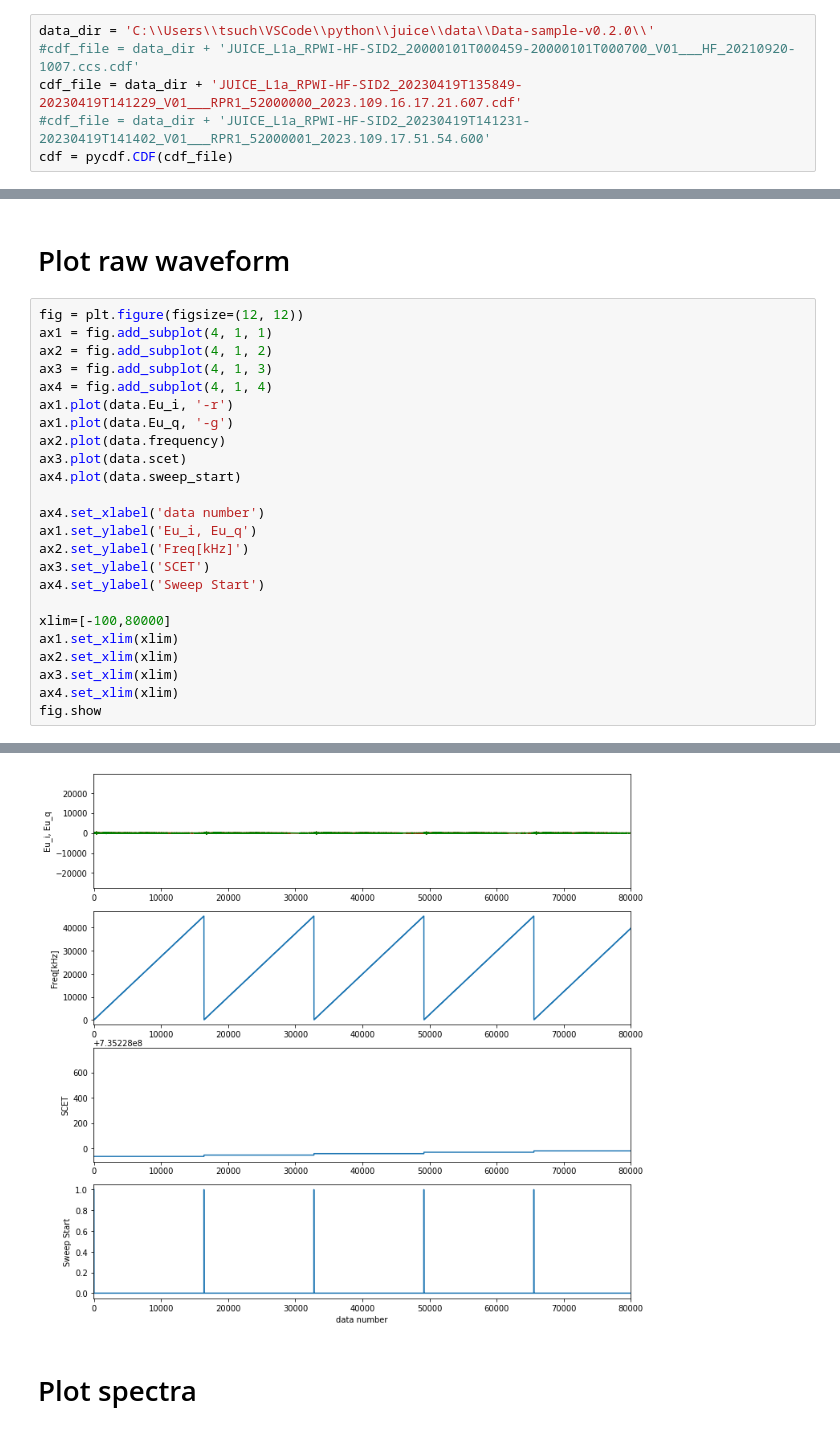
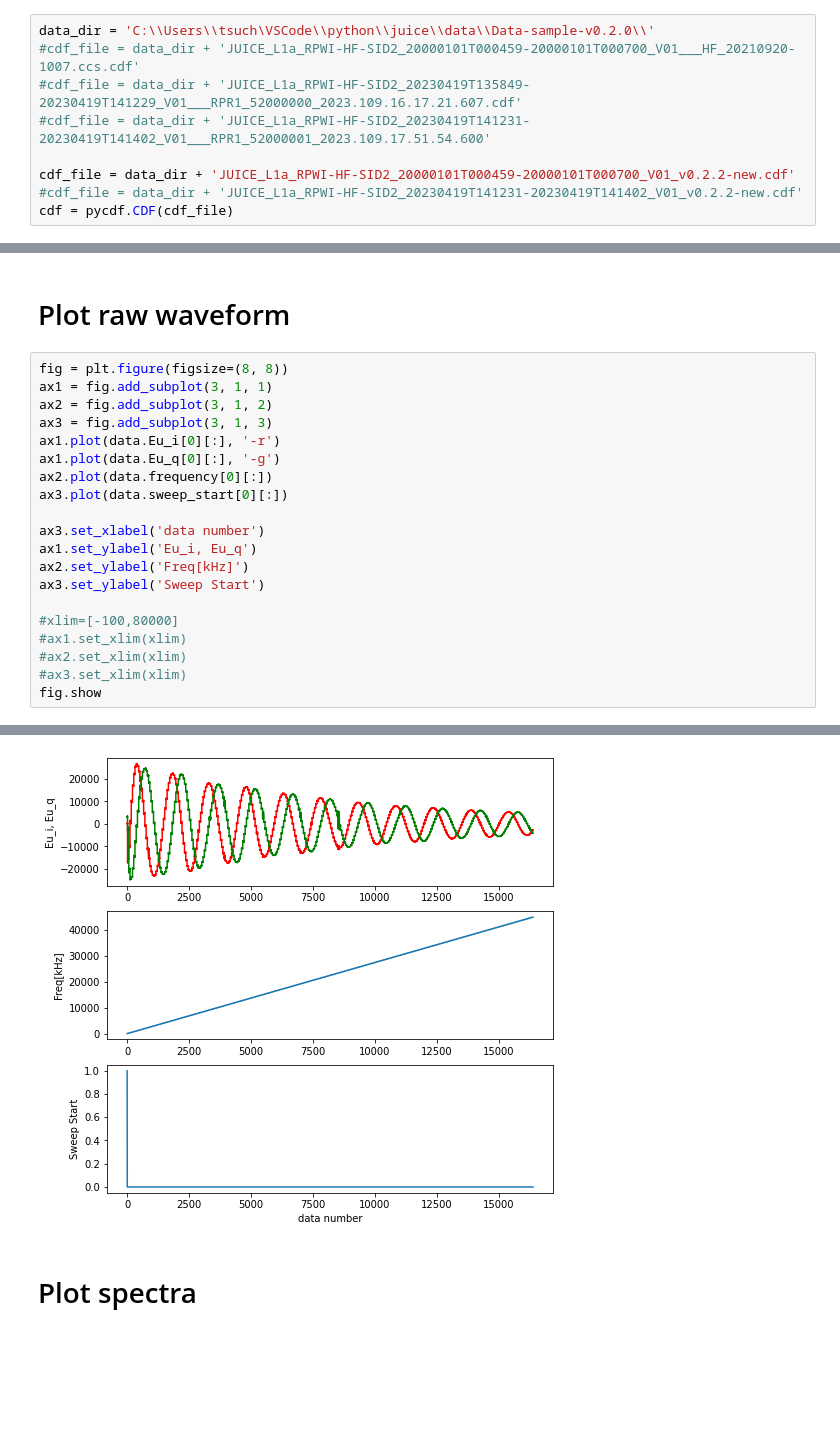
Before and after one commit to JackKTachi/juice, a Jupyter notebook: cdf/juice_rpwi_hf_cdf_test_SID2.ipynb, the cells around one changed output, grey strips where cells are left out. Cells and saved outputs as stored; diff of their text form; blank space fills up the shorter version.

```diff
--- a/cdf/juice_rpwi_hf_cdf_test_SID2.ipynb
+++ b/cdf/juice_rpwi_hf_cdf_test_SID2.ipynb
@@ -22,8 +22,11 @@ import numpy as np
 # %%
 data_dir = 'C:\\Users\\tsuch\VSCode\\python\\juice\\data\\Data-sample-v0.2.0\\'
 #cdf_file = data_dir + 'JUICE_L1a_RPWI-HF-SID2_20000101T000459-20000101T000700_V01___HF_20210920-1007.ccs.cdf'
-cdf_file = data_dir + 'JUICE_L1a_RPWI-HF-SID2_20230419T135849-20230419T141229_V01___RPR1_52000000_2023.109.16.17.21.607.cdf'
+#cdf_file = data_dir + 'JUICE_L1a_RPWI-HF-SID2_20230419T135849-20230419T141229_V01___RPR1_52000000_2023.109.16.17.21.607.cdf'
 #cdf_file = data_dir + 'JUICE_L1a_RPWI-HF-SID2_20230419T141231-20230419T141402_V01___RPR1_52000001_2023.109.17.51.54.600'
+
+cdf_file = data_dir + 'JUICE_L1a_RPWI-HF-SID2_20000101T000459-20000101T000700_V01_v0.2.2-new.cdf'
+#cdf_file = data_dir + 'JUICE_L1a_RPWI-HF-SID2_20230419T141231-20230419T141402_V01_v0.2.2-new.cdf'
 cdf = pycdf.CDF(cdf_file)
 # %% [markdown]
 get waveform
@@ -43,27 +46,23 @@ spec.Ew_power_dBm = 10.0*np.log10(spec.Ew_power) + cf
 # %% [markdown]
 # Plot raw waveform
 # %%
-fig = plt.figure(figsize=(12, 12))
-ax1 = fig.add_subplot(4, 1, 1)
-ax2 = fig.add_subplot(4, 1, 2)
-ax3 = fig.add_subplot(4, 1, 3)
-ax4 = fig.add_subplot(4, 1, 4)
-ax1.plot(data.Eu_i, '-r')
-ax1.plot(data.Eu_q, '-g')
-ax2.plot(data.frequency)
-ax3.plot(data.scet)
-ax4.plot(data.sweep_start)
+fig = plt.figure(figsize=(8, 8))
+ax1 = fig.add_subplot(3, 1, 1)
+ax2 = fig.add_subplot(3, 1, 2)
+ax3 = fig.add_subplot(3, 1, 3)
+ax1.plot(data.Eu_i[0][:], '-r')
+ax1.plot(data.Eu_q[0][:], '-g')
+ax2.plot(data.frequency[0][:])
+ax3.plot(data.sweep_start[0][:])
 
-ax4.set_xlabel('data number')
+ax3.set_xlabel('data number')
 ax1.set_ylabel('Eu_i, Eu_q')
 ax2.set_ylabel('Freq[kHz]')
-ax3.set_ylabel('SCET')
-ax4.set_ylabel('Sweep Start')
+ax3.set_ylabel('Sweep Start')
 
-xlim=[-100,80000]
-ax1.set_xlim(xlim)
-ax2.set_xlim(xlim)
-ax3.set_xlim(xlim)
-ax4.set_xlim(xlim)
+#xlim=[-100,80000]
+#ax1.set_xlim(xlim)
+#ax2.set_xlim(xlim)
+#ax3.set_xlim(xlim)
 fig.show
 # %% [output]
@@ -71,4 +70,4 @@ fig.show
-[figure, old version]
+[figure, new version]
 # %% [markdown]
 # Plot spectra
 # %% [markdown]
```
Also changed, not shown: parts of 3 cells of this notebook, 2 other files.
